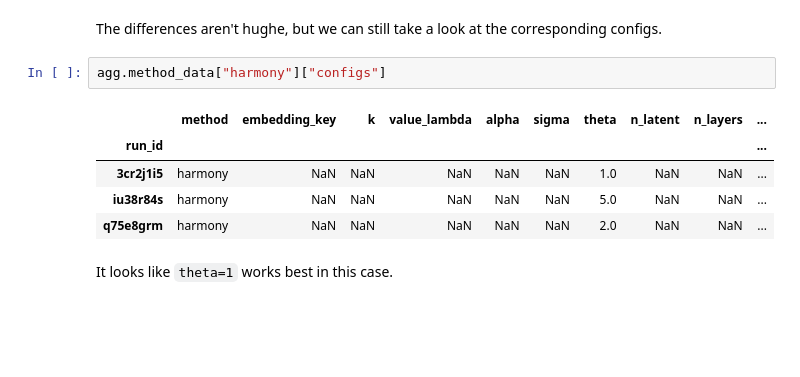
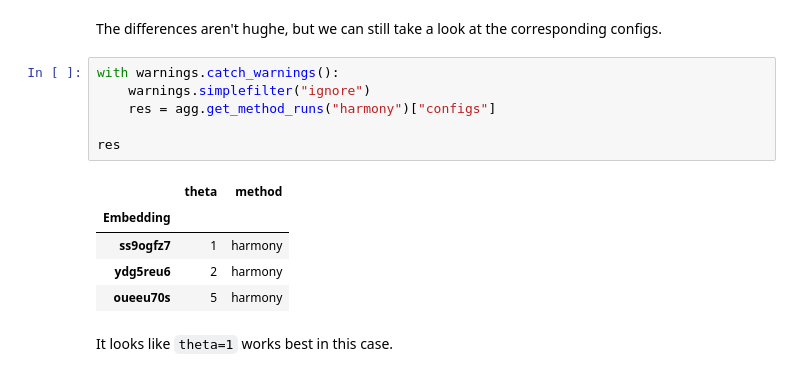
Before and after one commit to quadbio/slurm_sweep, a Jupyter notebook: examples/single_cell_embedding/visualize_results.ipynb, the cells around one changed output. Drawn from its saved outputs; the diff is of its cells as text; blank space fills up the shorter version.

```diff
--- a/examples/single_cell_embedding/visualize_results.ipynb
+++ b/examples/single_cell_embedding/visualize_results.ipynb
@@ -92,13 +93,17 @@ agg.method_data["harmony"]["scib_benchmarker"].plot_results_table(min_max_scale=
 # %% [markdown]
 The differences aren't hughe, but we can still take a look at the corresponding configs.
-# %%
-agg.method_data["harmony"]["configs"]
-# %% [output]
-|  | method | embedding_key | k | value_lambda | alpha | sigma | theta | n_latent | n_layers | ... |
-| run_id |  |  |  |  |  |  |  |  |  | ... |
-| 3cr2j1i5 | harmony | NaN | NaN | NaN | NaN | NaN | 1.0 | NaN | NaN | ... |
-| iu38r84s | harmony | NaN | NaN | NaN | NaN | NaN | 5.0 | NaN | NaN | ... |
-| q75e8grm | harmony | NaN | NaN | NaN | NaN | NaN | 2.0 | NaN | NaN | ... |
+# %%
+with warnings.catch_warnings():
+    warnings.simplefilter("ignore")
+    res = agg.get_method_runs("harmony")["configs"]
+
+res
+# %% [output]
+|  | theta | method |
+| Embedding |  |  |
+| ss9ogfz7 | 1 | harmony |
+| ydg5reu6 | 2 | harmony |
+| oueeu70s | 5 | harmony |
 # %% [markdown]
 It looks like `theta=1` works best in this case.
 # %% [markdown]
```
Also changed, not shown: parts of 13 cells of this notebook.
